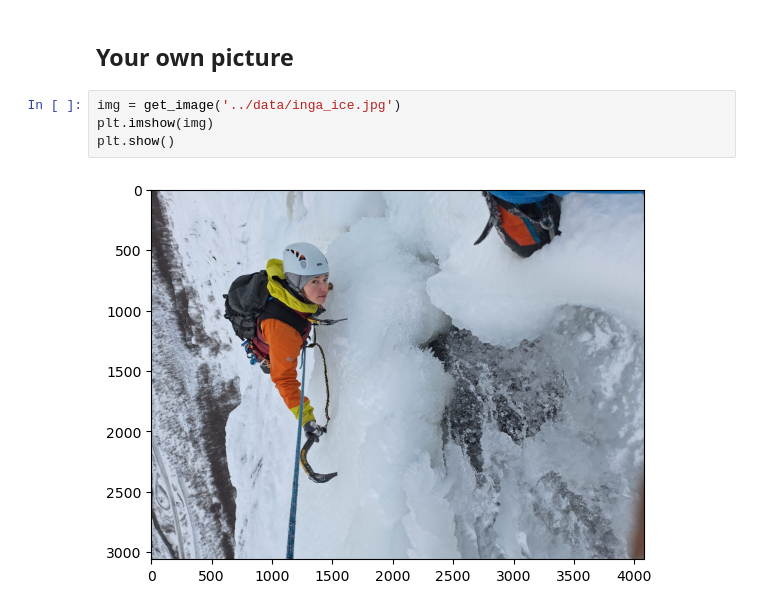
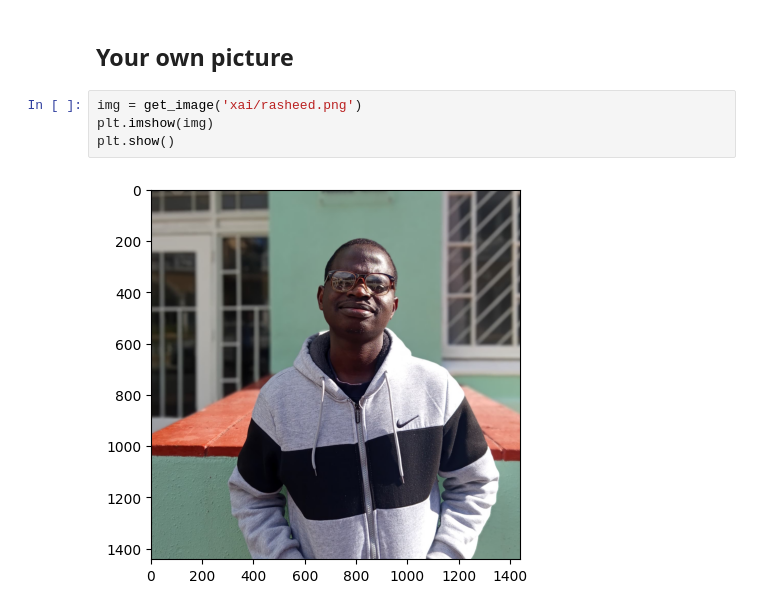
Before and after one commit to Abdulrasheed1729/xai, a Jupyter notebook: LIME/image_LIME.ipynb, the cells around one changed output. Saved outputs shown, nothing was run; the diff lists cells and outputs as text.

Commit message:
image lime

```diff
--- a/LIME/image_LIME.ipynb
+++ b/LIME/image_LIME.ipynb
@@ -217,11 +217,11 @@ plt.show()
 # %% [markdown]
 ## Your own picture
 # %%
-img = get_image('../data/inga_ice.jpg')
+img = get_image('xai/rasheed.png')
 plt.imshow(img)
 plt.show()
 # %% [output]
-[figure, old version]
+[figure, new version]
 # %%
 top_classes = [labels_dict[_label] for _label in explanation.top_labels]
 print(top_classes)
```
Also changed, not shown: parts of 6 cells of this notebook.
